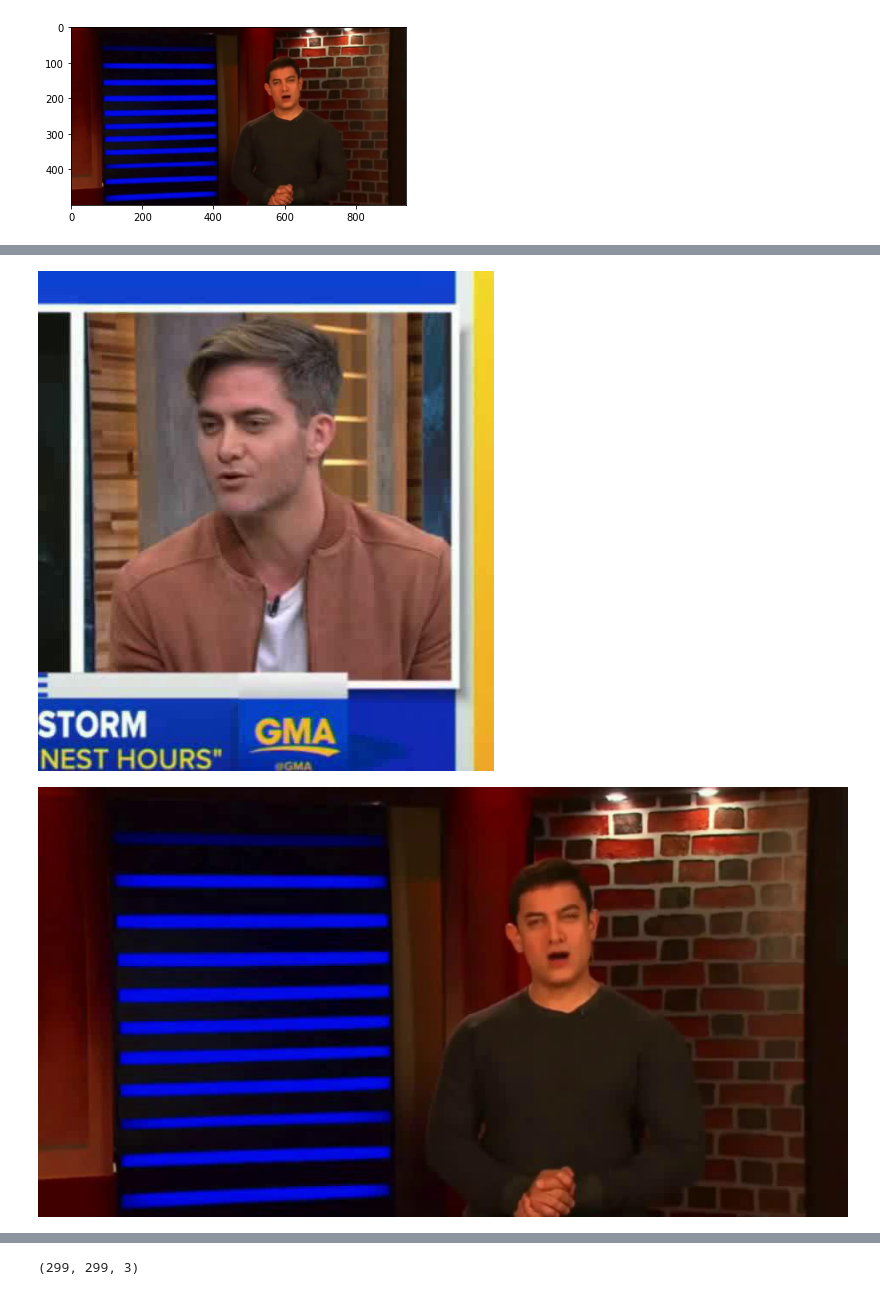
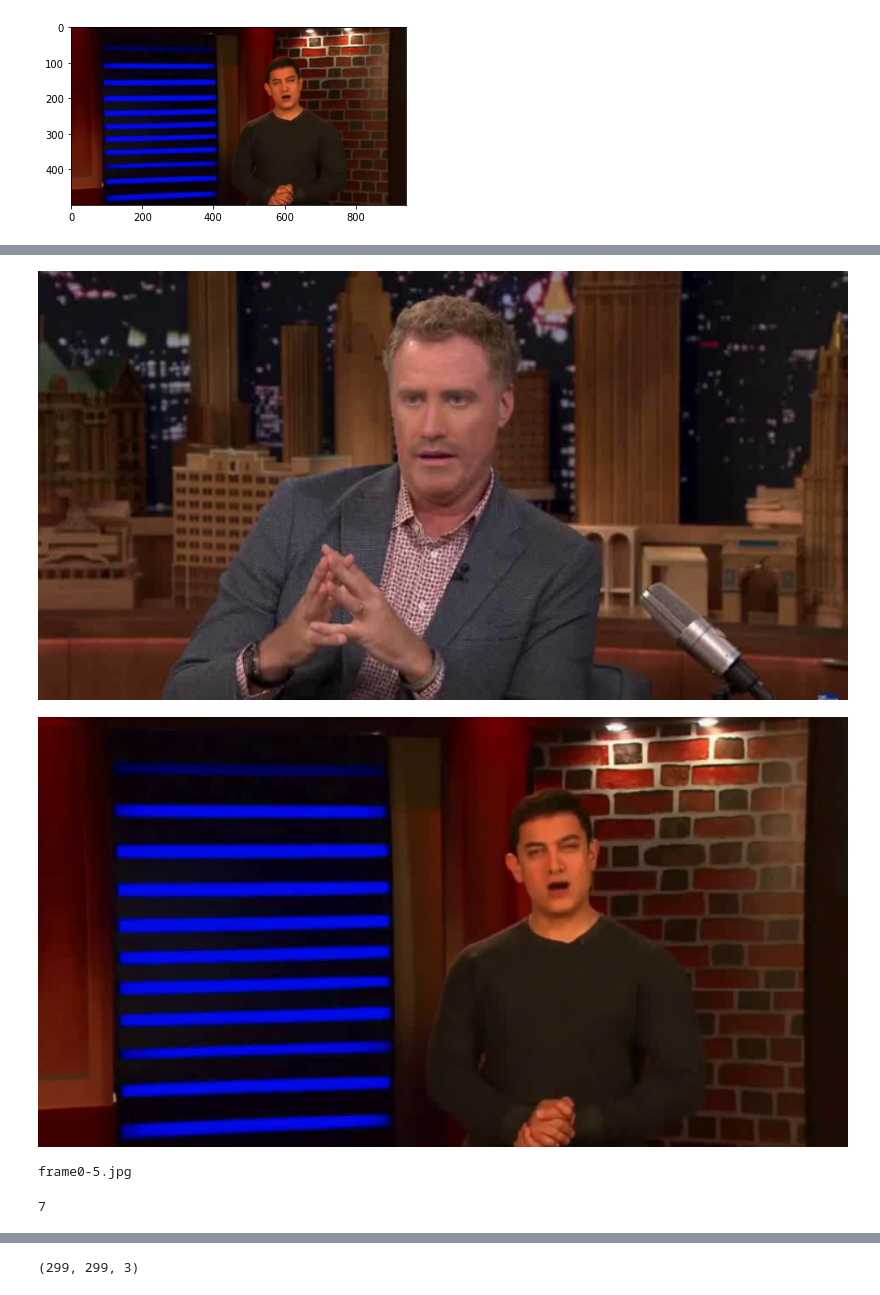
Before and after one commit to christinawanggg/ait-dl-deepfake, a Jupyter notebook: AIT_DL_Project.ipynb, the cells around one changed output, grey strips where cells are left out. Cells and saved outputs as stored; diff of their text form; code cells hidden in the pictures.

```diff
--- a/AIT_DL_Project.ipynb
+++ b/AIT_DL_Project.ipynb
@@ -151,14 +190,18 @@ for key,value in videos_dict.items():
 # %%
 # Looking at the different dimensions of the images
 
-img = Image.open('frame315.jpg')
+img = Image.open('frame315-1.jpg')
 display(img)
 
-img2 = Image.open('frame0.jpg')
+img2 = Image.open('frame0-1.jpg')
 display(img2)
 # %% [output]
-[figure, old version]
+[figure, new version]
 [figure]
+# %%
+print(videos_dict['Celeb-real/id0_0000.mp4'][4])
+# %% [output]
+frame0-5.jpg
 # %%
 # Cropping all of the images into a square before scaling them down to 299x299
 
@@ -181,0 +230,4 @@ for key,value in videos_dict.items():
+# %%
+print(len(videos_listX[5]))
+# %% [output]
+7
```
Also changed, not shown: parts of 27 cells of this notebook.
